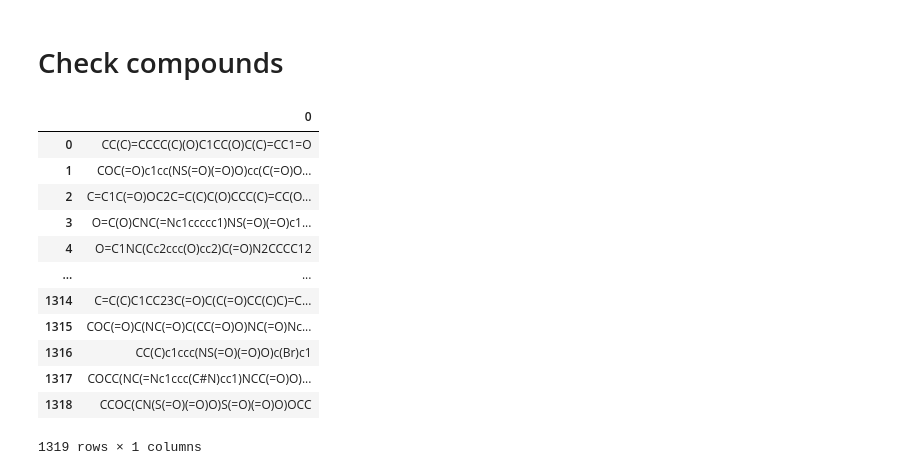
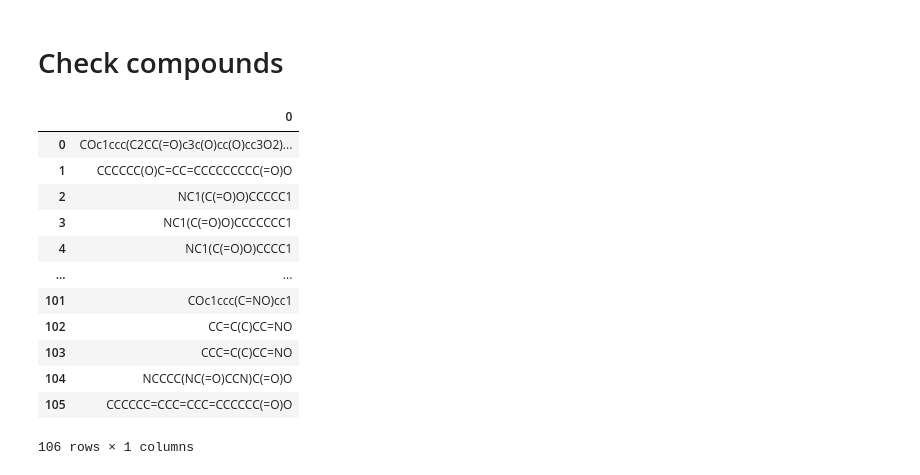
Before and after one commit to lorenzopallante/VirtuousMultiTaste, a Jupyter notebook: notebook/test.ipynb, the cells around one changed output. Saved outputs shown, nothing was run; the diff lists cells and outputs as text; code cells hidden in the pictures.

```diff
--- a/notebook/test.ipynb
+++ b/notebook/test.ipynb
@@ -392,19 +392,19 @@ Other: 515
 # %% [markdown]
 # Check compounds
 # %%
-smiles_2check = pd.read_csv(data_path + os.sep + 'smiles.csv', sep=',', header=None)
+smiles_2check = pd.read_csv(data_path + os.sep + 'parent_smiles_Multitaste.csv', sep=',', header=None)
 smiles_2check
 # %% [output]
 |  | 0 |
-| 0 | CC(C)=CCCC(C)(O)C1CC(O)C(C)=CC1=O |
-| 1 | COC(=O)c1cc(NS(=O)(=O)O)cc(C(=O)O... |
-| 2 | C=C1C(=O)OC2C=C(C)C(O)CCC(C)=CC(O... |
-| 3 | O=C(O)CNC(=Nc1ccccc1)NS(=O)(=O)c1... |
-| 4 | O=C1NC(Cc2ccc(O)cc2)C(=O)N2CCCC12 |
+| 0 | COc1ccc(C2CC(=O)c3c(O)cc(O)cc3O2)... |
+| 1 | CCCCCC(O)C=CC=CCCCCCCCC(=O)O |
+| 2 | NC1(C(=O)O)CCCCC1 |
+| 3 | NC1(C(=O)O)CCCCCCC1 |
+| 4 | NC1(C(=O)O)CCCC1 |
 | ... | ... |
-| 1314 | C=C(C)C1CC23C(=O)C(C(=O)CC(C)C)=C... |
-| 1315 | COC(=O)C(NC(=O)C(CC(=O)O)NC(=O)Nc... |
-| 1316 | CC(C)c1ccc(NS(=O)(=O)O)c(Br)c1 |
-| 1317 | COCC(NC(=Nc1ccc(C#N)cc1)NCC(=O)O)... |
-| 1318 | CCOC(CN(S(=O)(=O)O)S(=O)(=O)O)OCC |
+| 101 | COc1ccc(C=NO)cc1 |
+| 102 | CC=C(C)CC=NO |
+| 103 | CCC=C(C)CC=NO |
+| 104 | NCCCC(NC(=O)CCN)C(=O)O |
+| 105 | CCCCCC=CCC=CCC=CCCCCC(=O)O |
-1319 rows × 1 columns
+106 rows × 1 columns
```
Also changed, not shown: parts of 5 cells of this notebook, 35 other files.
